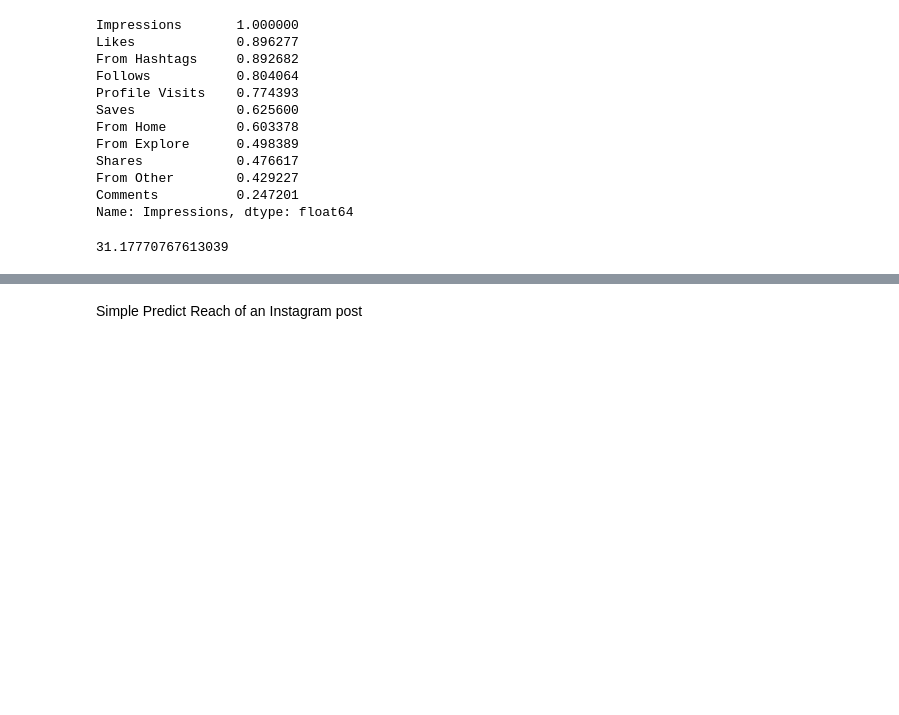
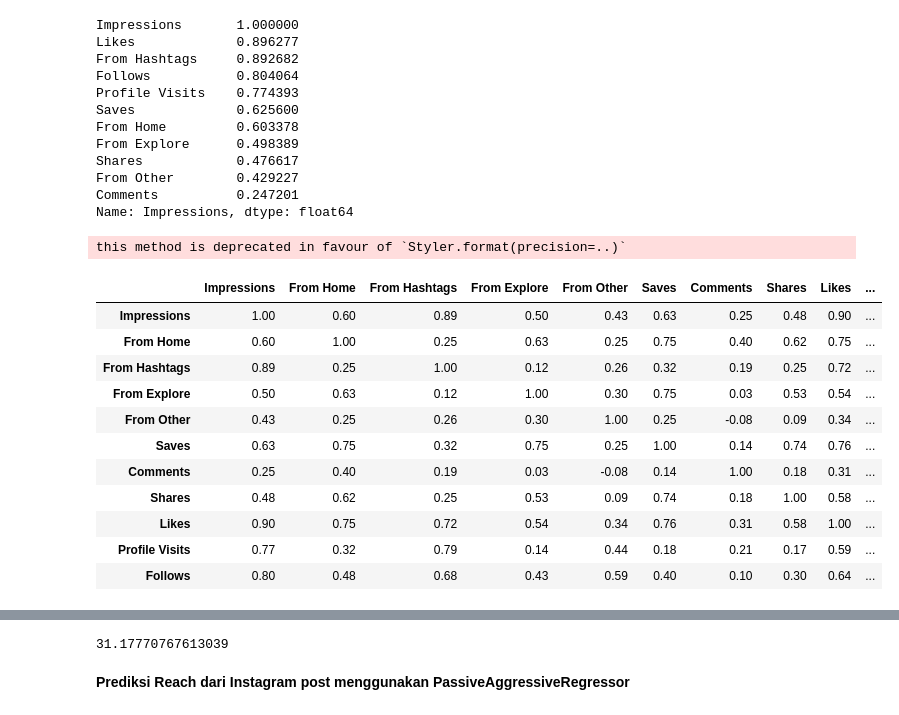
Before and after one commit to cdevrywhr/forecasting, a Jupyter notebook: IG_Reach_Analysis.ipynb, the cells around one changed output, grey strips where cells are left out. Drawn from its saved outputs; the diff is of its cells as text; code cells hidden in the pictures; blank space fills up the shorter version.

```diff
--- a/IG_Reach_Analysis.ipynb
+++ b/IG_Reach_Analysis.ipynb
@@ -177,11 +196,22 @@ Shares            0.476617
 From Other        0.429227
 Comments          0.247201
 Name: Impressions, dtype: float64
-# %%
-conversion_rate = (df["Follows"].sum() / df["Profile Visits"].sum()) * 100
-print(conversion_rate)
-# %% [output]
-31.17770767613039
+# %%
+correlation.style.background_gradient(cmap='coolwarm').set_precision(2)
+# %% [output]
+this method is deprecated in favour of `Styler.format(precision=..)`
+|  | Impressions | From Home | From Hashtags | From Explore | From Other | Saves | Comments | Shares | Likes | ... |
+| Impressions | 1.00 | 0.60 | 0.89 | 0.50 | 0.43 | 0.63 | 0.25 | 0.48 | 0.90 | ... |
+| From Home | 0.60 | 1.00 | 0.25 | 0.63 | 0.25 | 0.75 | 0.40 | 0.62 | 0.75 | ... |
+| From Hashtags | 0.89 | 0.25 | 1.00 | 0.12 | 0.26 | 0.32 | 0.19 | 0.25 | 0.72 | ... |
+| From Explore | 0.50 | 0.63 | 0.12 | 1.00 | 0.30 | 0.75 | 0.03 | 0.53 | 0.54 | ... |
+| From Other | 0.43 | 0.25 | 0.26 | 0.30 | 1.00 | 0.25 | -0.08 | 0.09 | 0.34 | ... |
+| Saves | 0.63 | 0.75 | 0.32 | 0.75 | 0.25 | 1.00 | 0.14 | 0.74 | 0.76 | ... |
+| Comments | 0.25 | 0.40 | 0.19 | 0.03 | -0.08 | 0.14 | 1.00 | 0.18 | 0.31 | ... |
+| Shares | 0.48 | 0.62 | 0.25 | 0.53 | 0.09 | 0.74 | 0.18 | 1.00 | 0.58 | ... |
+| Likes | 0.90 | 0.75 | 0.72 | 0.54 | 0.34 | 0.76 | 0.31 | 0.58 | 1.00 | ... |
+| Profile Visits | 0.77 | 0.32 | 0.79 | 0.14 | 0.44 | 0.18 | 0.21 | 0.17 | 0.59 | ... |
+| Follows | 0.80 | 0.48 | 0.68 | 0.43 | 0.59 | 0.40 | 0.10 | 0.30 | 0.64 | ... |
 # %%
 figure = px.scatter(data_frame = df, x="Profile Visits",
                     y="Follows", size="Follows", trendline="ols",
@@ -189,6 +219,12 @@ figure = px.scatter(data_frame = df, x="Profile Visits",
 figure.show()
 # %% [output]
 [interactive output not drawn]
-# %% [markdown]
-Simple Predict Reach of an Instagram post
+# %%
+#melihat rate pengunjung
+conversion_rate = (df["Follows"].sum() / df["Profile Visits"].sum()) * 100
+print(conversion_rate)
+# %% [output]
+31.17770767613039
+# %% [markdown]
+**Prediksi Reach dari Instagram post menggunakan PassiveAggressiveRegressor**
 # %%
```
Also changed, not shown: parts of 16 cells of this notebook.
